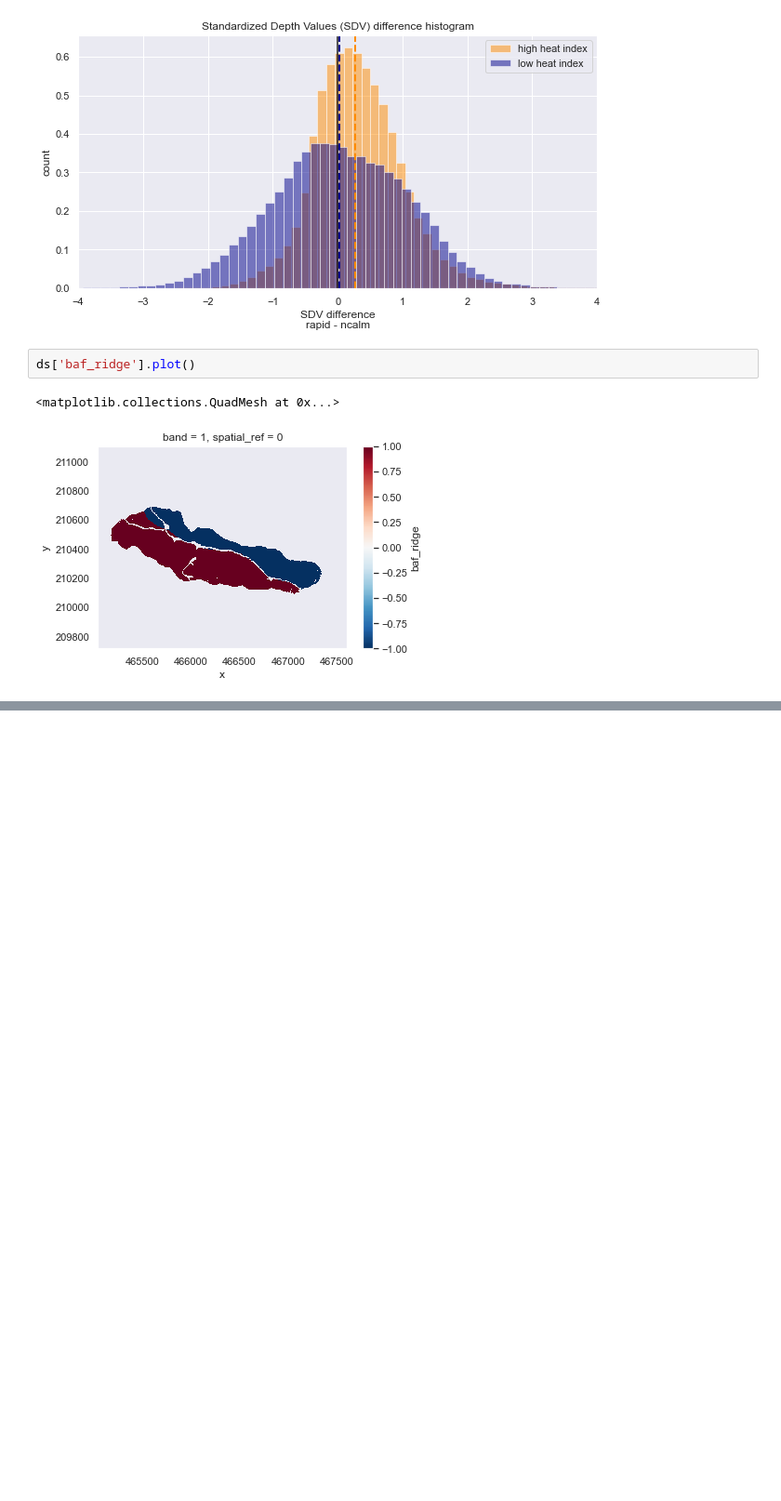
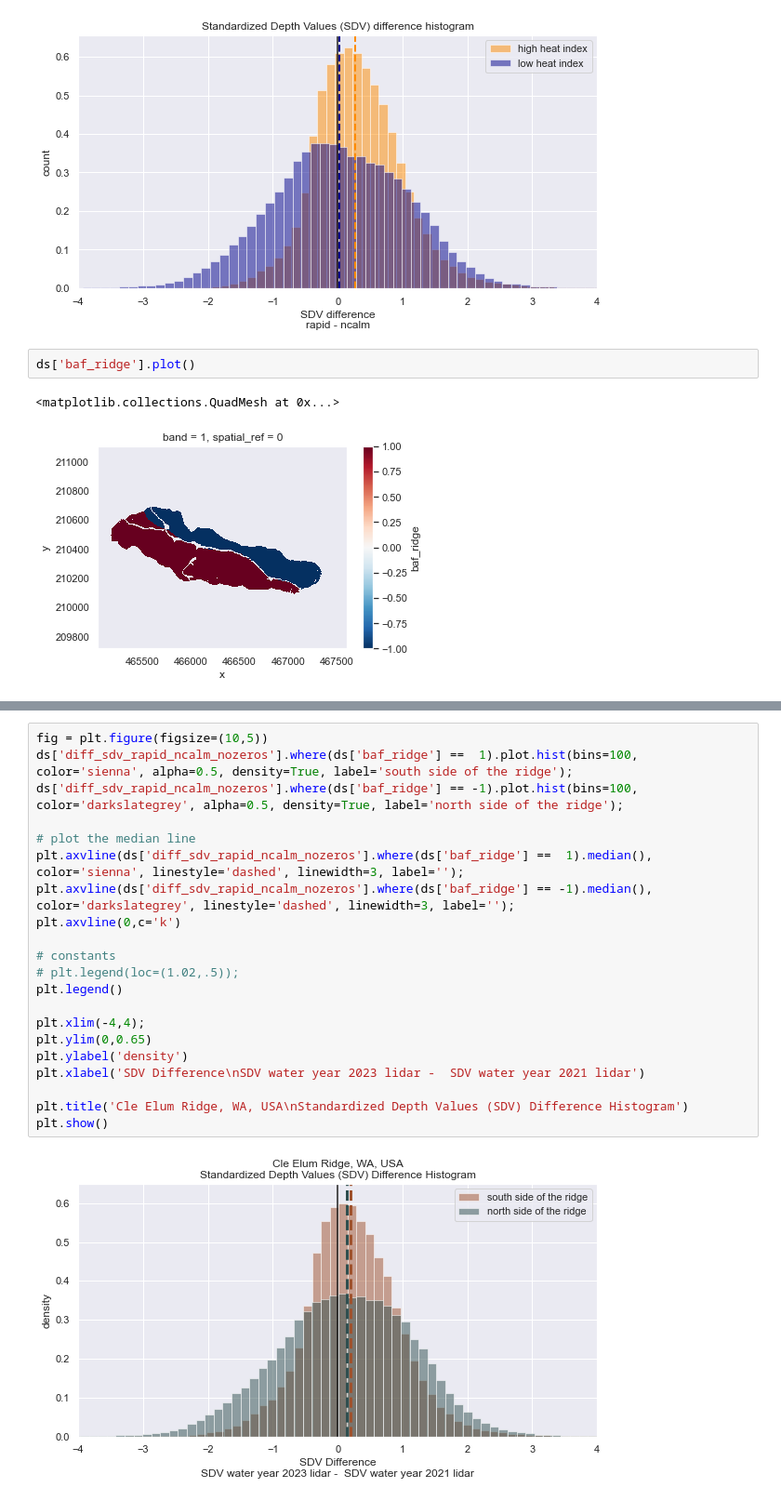
Before and after one commit to cassielumbrazo/CER_raster_analysis, a Jupyter notebook: 8_svd_b.ipynb, the cells around one changed output, grey strips where cells are left out. Shown at 93% size. Saved outputs shown, nothing was run; the diff lists cells and outputs as text; blank space fills up the shorter version.

```diff
--- a/8_svd_b.ipynb
+++ b/8_svd_b.ipynb
@@ -229,0 +252,23 @@ plt.show()
+# %%
+fig = plt.figure(figsize=(10,5))
+ds['diff_sdv_rapid_ncalm_nozeros'].where(ds['baf_ridge'] ==  1).plot.hist(bins=100, color='sienna', alpha=0.5, density=True, label='south side of the ridge');
+ds['diff_sdv_rapid_ncalm_nozeros'].where(ds['baf_ridge'] == -1).plot.hist(bins=100, color='darkslategrey', alpha=0.5, density=True, label='north side of the ridge');
+
+# plot the median line
+plt.axvline(ds['diff_sdv_rapid_ncalm_nozeros'].where(ds['baf_ridge'] ==  1).median(), color='sienna', linestyle='dashed', linewidth=3, label='');
+plt.axvline(ds['diff_sdv_rapid_ncalm_nozeros'].where(ds['baf_ridge'] == -1).median(), color='darkslategrey', linestyle='dashed', linewidth=3, label='');
+plt.axvline(0,c='k')
+
+# constants
+# plt.legend(loc=(1.02,.5));
+plt.legend()
+
+plt.xlim(-4,4);
+plt.ylim(0,0.65)
+plt.ylabel('density')
+plt.xlabel('SDV Difference\nSDV water year 2023 lidar -  SDV water year 2021 lidar')
+
+plt.title('Cle Elum Ridge, WA, USA\nStandardized Depth Values (SDV) Difference Histogram')
+plt.show()
+# %% [output]
+[figure, added]
```
Also changed, not shown: parts of 16 cells of this notebook, 2 other files.
